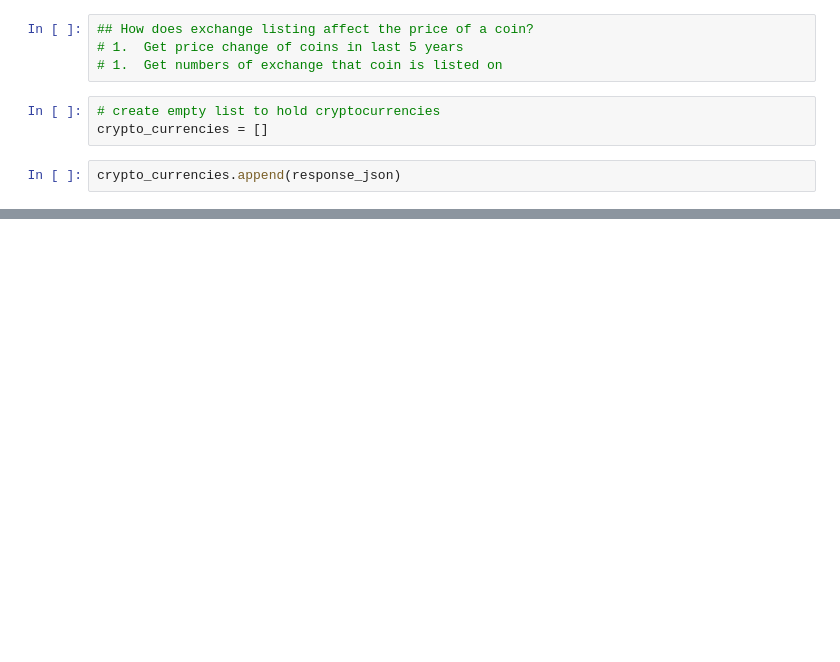
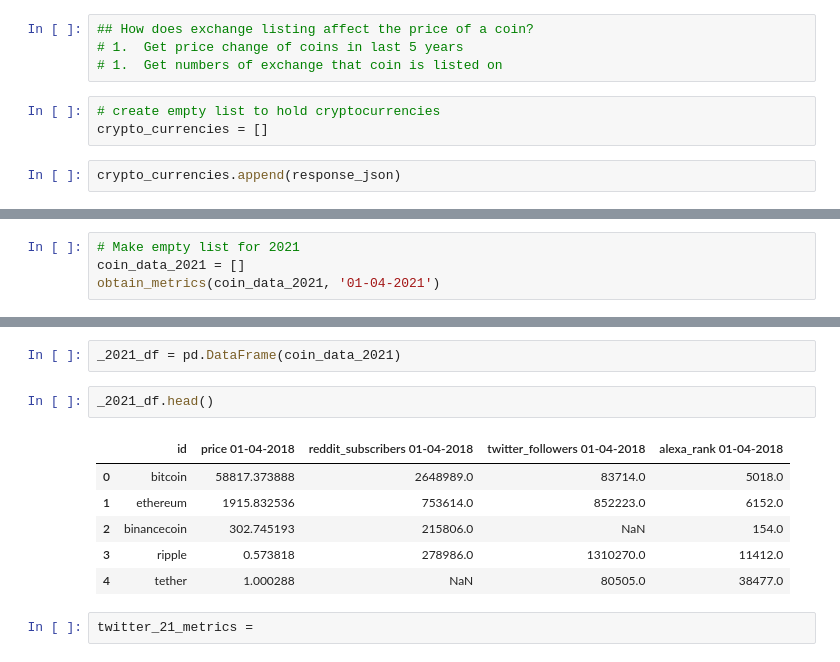
Before and after one commit to DataJohann/cryptocurrencies, a Jupyter notebook: main.ipynb, the cells around one changed output, grey strips where cells are left out. Drawn from its saved outputs; the diff is of its cells as text; blank space fills up the shorter version.

```diff
--- a/main.ipynb
+++ b/main.ipynb
@@ -186,0 +201,4 @@ Text(0.5, 1.0, 'Number of Reddit Subscribers for Each Cryptocurrency in 2018 ')
+# %%
+# Make empty list for 2021
+coin_data_2021 = []
+obtain_metrics(coin_data_2021, '01-04-2021')
@@ -186,0 +231,13 @@ Text(0.5, 1.0, 'Number of Reddit Subscribers for Each Cryptocurrency in 2018 ')
+# %%
+_2021_df = pd.DataFrame(coin_data_2021)
+# %%
+_2021_df.head()
+# %% [output]
+|  | id | price 01-04-2018 | reddit_subscribers 01-04-2018 | twitter_followers 01-04-2018 | alexa_rank 01-04-2018 |
+| 0 | bitcoin | 58817.373888 | 2648989.0 | 83714.0 | 5018.0 |
+| 1 | ethereum | 1915.832536 | 753614.0 | 852223.0 | 6152.0 |
+| 2 | binancecoin | 302.745193 | 215806.0 | NaN | 154.0 |
+| 3 | ripple | 0.573818 | 278986.0 | 1310270.0 | 11412.0 |
+| 4 | tether | 1.000288 | NaN | 80505.0 | 38477.0 |
+# %%
+twitter_21_metrics =
```
Also changed, not shown: parts of 12 cells of this notebook, 4 other files.
